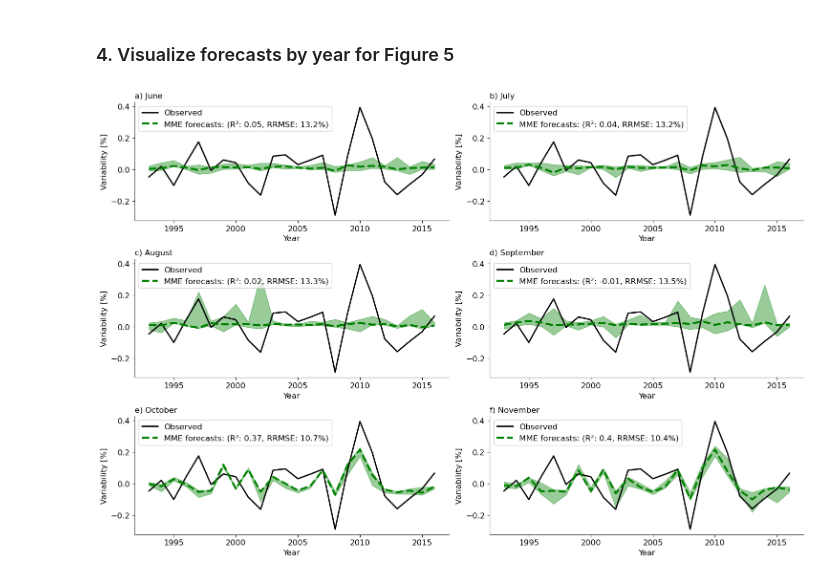
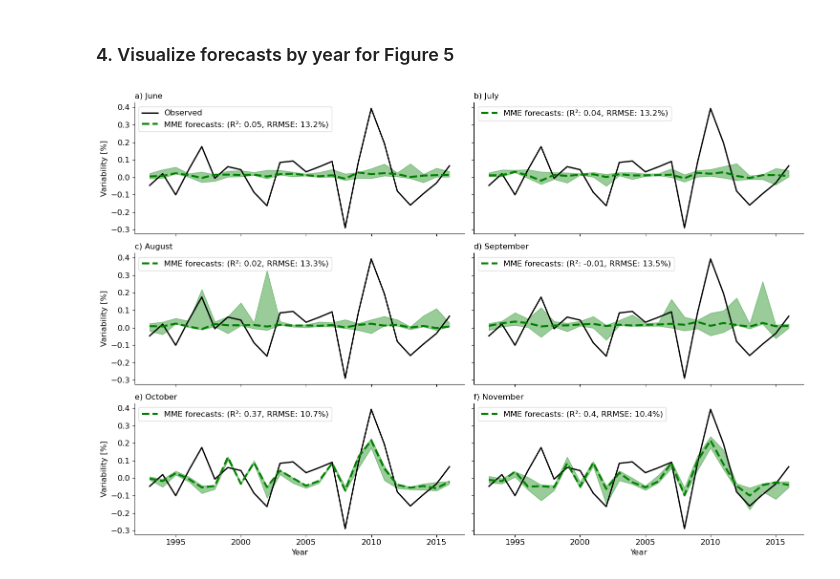
Before and after one commit to mzachow/wheat-yield-forecast-argentina, a Jupyter notebook: 5_yield_model_with_scm.ipynb, the cells around one changed output. Drawn from its saved outputs; the diff is of its cells as text; code cells hidden in the pictures.

Commit message:
changes on figures

```diff
--- a/5_yield_model_with_scm.ipynb
+++ b/5_yield_model_with_scm.ipynb
@@ -125,36 +122,40 @@ plt.show();
 # %% [markdown]
 ### 4. Visualize forecasts by year for Figure 5
 # %%
-fig, axs = plt.subplots(3,2, figsize=(15,10))
+fig, axs = plt.subplots(3,2, figsize=(15,10), sharex=True, sharey=True)
 axs = axs.ravel()
 
 titles = dict(zip([6, 7, 8, 9, 10, 11], ["a) June", "b) July", "c) August", "d) September", "e) October", "f) November"]))
+
 for im in list(range(6, 12)):
+    observed_legend = ""
+    if im == 6:
+        observed_legend = "Observed"
     plot_all = predictions.loc[:, ["year", "yield anomaly [%]", "predicted_ECCC_12"] + [c for c in predictions.columns if str(im) in c]].set_index("year")
     plot_all = plot_all.rename(columns={"predicted_ECCC_12":"estimated", "yield anomaly [%]":"observed"})
     min_values = plot_all[[c for c in plot_all.columns if str(im) in c]].min(axis=1).values
     max_values = plot_all[[c for c in plot_all.columns if str(im) in c]].max(axis=1).values
     mme_r2 = np.round(results_r2.loc[(results_r2["init_month"] == im) & (results_r2["model"]=="MME"), "R2"].values[0], 2)
     mme_rrmse = np.round(results_rmse.loc[(results_rmse["init_month"] == im) & (results_rmse["model"]=="MME"), "RRMSE [%]"].values[0], 1)
     mme_label = "MME forecasts: (R\u00b2: {}, RRMSE: {}%)".format(mme_r2, mme_rrmse)
-    sns.lineplot(data=plot_all, x=plot_all.index, y=plot_all["observed"], linewidth=2, color="black", label="Observed", alpha=1, ax=axs[6+(im-12)])
+    sns.lineplot(data=plot_all, x=plot_all.index, y=plot_all["observed"], linewidth=2, color="black", alpha=1, ax=axs[6+(im-12)], label=observed_legend)
     sns.lineplot(data=plot_all, x=plot_all.index, y=plot_all["predicted_MME_{}".format(im)], linewidth=3, color="green",
                  label=mme_label, linestyle="--", ax=axs[6+(im-12)])
 
 
     axs[6+(im-12)].fill_between(plot_all.index, min_values, max_values, color="green", alpha=0.4)
     axs[6+(im-12)].set_xlabel("Year", fontsize=12)
     axs[6+(im-12)].set_ylabel("Variability [%]", fontsize=12)
     #ax.set_ylim(1.9, 3.3)
     axs[6+(im-12)].xaxis.set_tick_params(labelsize=12)
     axs[6+(im-12)].yaxis.set_tick_params(labelsize=12)
     axs[6+(im-12)].legend(fontsize=12)
     name = str(titles[im])
     axs[6+(im-12)].set_title(name, loc="left")
     axs[6+(im-12)].spines[['right', 'top']].set_visible(False)
 
 plt.tight_layout()
-plt.savefig("files/figures/figure7.png")
+plt.savefig("files/figures/figure7.svg")
 plt.show()
 # %% [output]
-[figure, old version]
+[figure, new version]
```
Also changed, not shown: parts of 2 cells of this notebook, 14 other files.
